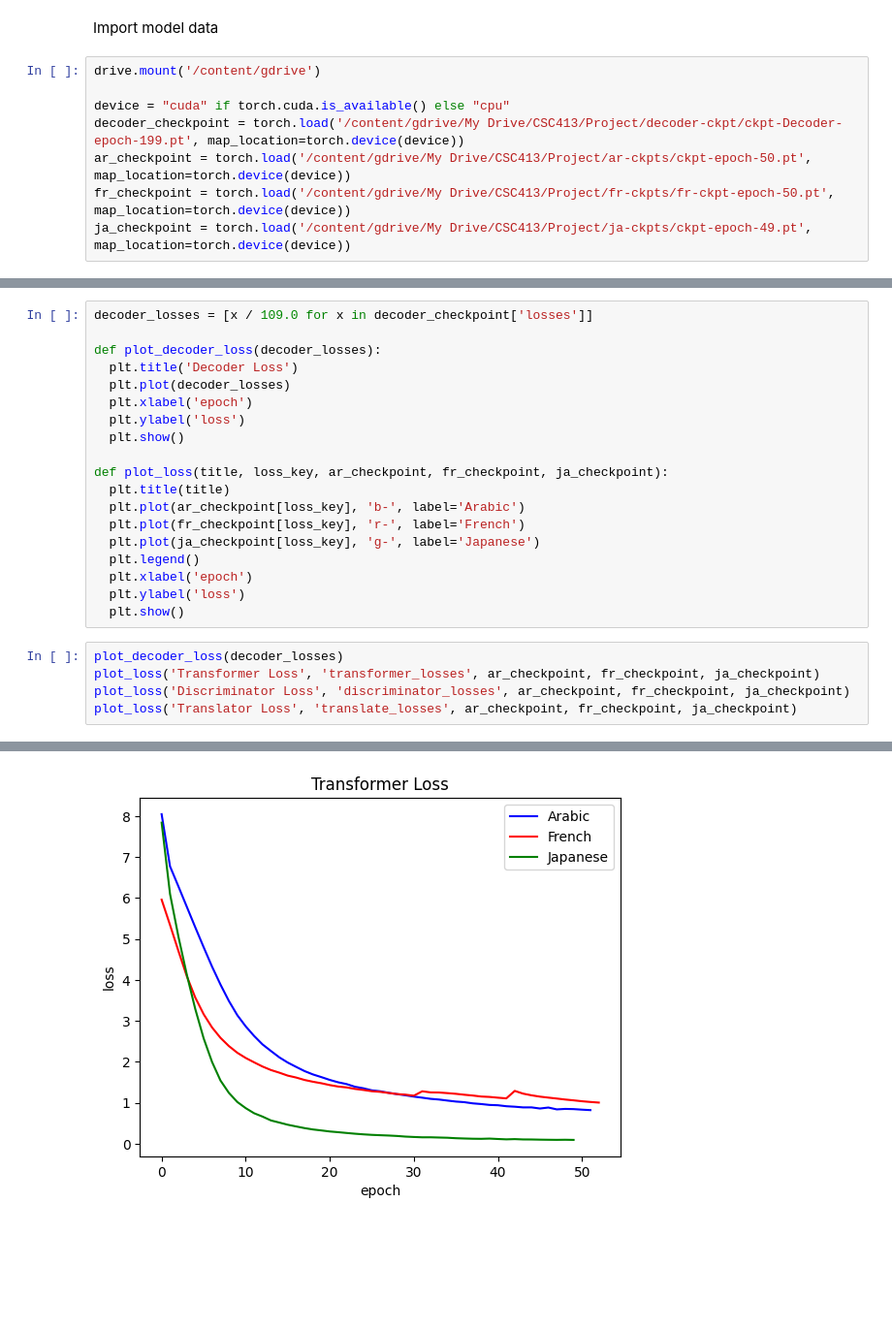
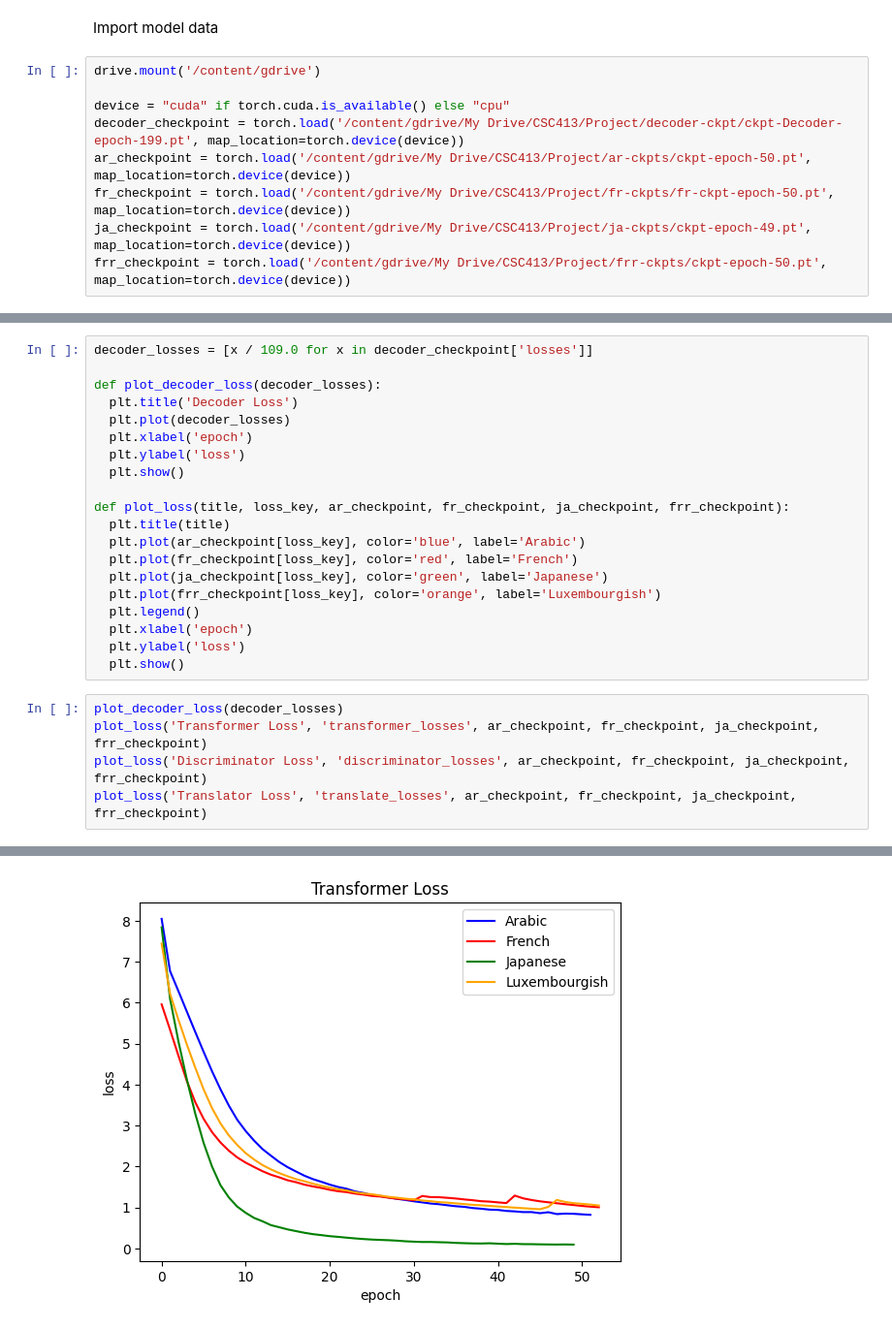
Before and after one commit to pinnouse/zeroshot-unsupervised-mt, a Jupyter notebook: training_curves.ipynb, the cells around one changed output, grey strips where cells are left out. Shown at 97% size. Cells and saved outputs as stored; diff of their text form; blank space fills up the shorter version.

Commit message:
update training curve graphs with frr data

```diff
--- a/training_curves.ipynb
+++ b/training_curves.ipynb
@@ -16,4 +16,5 @@ decoder_checkpoint = torch.load('/content/gdrive/My Drive/CSC413/Project/decoder
 ar_checkpoint = torch.load('/content/gdrive/My Drive/CSC413/Project/ar-ckpts/ckpt-epoch-50.pt', map_location=torch.device(device))
 fr_checkpoint = torch.load('/content/gdrive/My Drive/CSC413/Project/fr-ckpts/fr-ckpt-epoch-50.pt', map_location=torch.device(device))
 ja_checkpoint = torch.load('/content/gdrive/My Drive/CSC413/Project/ja-ckpts/ckpt-epoch-49.pt', map_location=torch.device(device))
+frr_checkpoint = torch.load('/content/gdrive/My Drive/CSC413/Project/frr-ckpts/ckpt-epoch-50.pt', map_location=torch.device(device))
 # %% [output]
@@ -28,20 +29,21 @@ def plot_decoder_loss(decoder_losses):
   plt.ylabel('loss')
   plt.show()
 
-def plot_loss(title, loss_key, ar_checkpoint, fr_checkpoint, ja_checkpoint):
+def plot_loss(title, loss_key, ar_checkpoint, fr_checkpoint, ja_checkpoint, frr_checkpoint):
   plt.title(title)
-  plt.plot(ar_checkpoint[loss_key], 'b-', label='Arabic')
-  plt.plot(fr_checkpoint[loss_key], 'r-', label='French')
-  plt.plot(ja_checkpoint[loss_key], 'g-', label='Japanese')
+  plt.plot(ar_checkpoint[loss_key], color='blue', label='Arabic')
+  plt.plot(fr_checkpoint[loss_key], color='red', label='French')
+  plt.plot(ja_checkpoint[loss_key], color='green', label='Japanese')
+  plt.plot(frr_checkpoint[loss_key], color='orange', label='Luxembourgish')
   plt.legend()
   plt.xlabel('epoch')
   plt.ylabel('loss')
   plt.show()
 # %%
 plot_decoder_loss(decoder_losses)
-plot_loss('Transformer Loss', 'transformer_losses', ar_checkpoint, fr_checkpoint, ja_checkpoint)
-plot_loss('Discriminator Loss', 'discriminator_losses', ar_checkpoint, fr_checkpoint, ja_checkpoint)
-plot_loss('Translator Loss', 'translate_losses', ar_checkpoint, fr_checkpoint, ja_checkpoint)
+plot_loss('Transformer Loss', 'transformer_losses', ar_checkpoint, fr_checkpoint, ja_checkpoint, frr_checkpoint)
+plot_loss('Discriminator Loss', 'discriminator_losses', ar_checkpoint, fr_checkpoint, ja_checkpoint, frr_checkpoint)
+plot_loss('Translator Loss', 'translate_losses', ar_checkpoint, fr_checkpoint, ja_checkpoint, frr_checkpoint)
 # %% [output]
 [figure]
-[figure, old version]
+[figure, new version]
```
Also changed, not shown: parts of 2 cells of this notebook.
